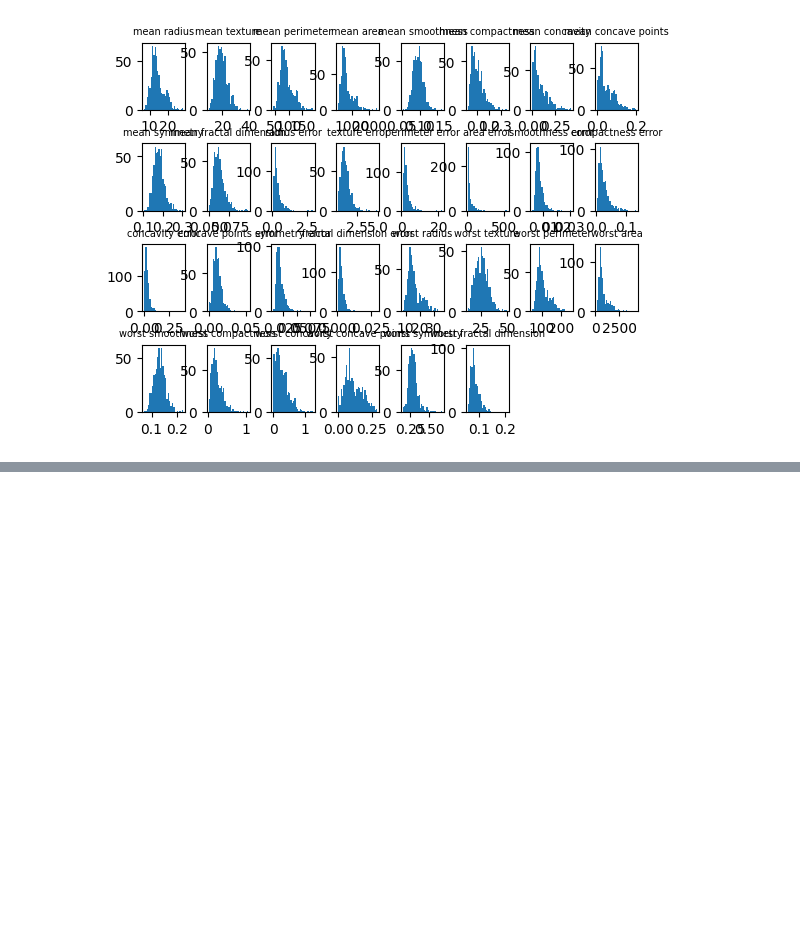
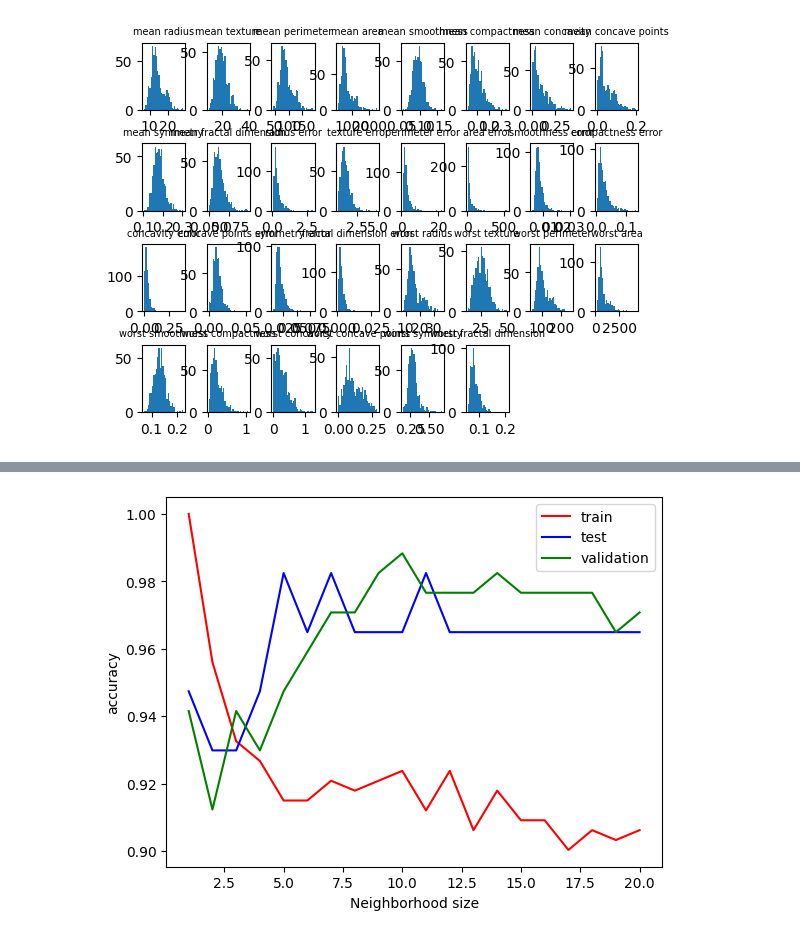
Before and after one commit to soso0024/python-ARTIN, a Jupyter notebook: HomeWork/DatasetsForClassification.ipynb, the cells around one changed output, grey strips where cells are left out. Cells and saved outputs as stored; diff of their text form; code cells hidden in the pictures; blank space fills up the shorter version.

```diff
--- a/HomeWork/DatasetsForClassification.ipynb
+++ b/HomeWork/DatasetsForClassification.ipynb
@@ -107,0 +170,22 @@ test accuracy 0.9824561403508771
+# %%
+X2_train, X2_test, y2_train, y2_test = train_test_split(features,labels,test_size = 1-train_ratio, random_state = 42)
+#X2_val, X2_test, y2_val, y2_test = train_test_split(features,labels,test_size = test_ratio/(test_ratio+val_ratio), random_state = 42)
+X2_val, X2_test, y2_val, y2_test = train_test_split(X2_test,y2_test,test_size = test_ratio/(test_ratio+val_ratio), random_state = 42)
+# %%
+neighbors=np.arange(1,21,1)
+# %%
+for k in neighbors:
+    knnClassifier = KNeighborsClassifier(n_neighbors=k)
+    knnClassifier.fit(X2_train, y2_train)
+    y2_pred_knn = knnClassifier.predict(X2_train)
+    #y2_val_pred_knn = knnClassifier.predict(X2_val)#?
+    #print(y2_val_pred_knn.shape)
+
+    #Compute accuracy on the training set
+    train_accuracy.append(knnClassifier.score(X2_train, y2_train))
+
+    #Compute accuracy on the test set
+    test_accuracy.append(knnClassifier.score(X2_test, y2_test))
+
+    #Compute accuracy on the validation set
+    val_accuracy.append(knnClassifier.score(X2_val, y2_val))
@@ -107,0 +226,17 @@ test accuracy 0.9824561403508771
+# %%
+for num in range(1,21):
+    k_num.append(num)
+# %%
+plt.plot(k_num,train_accuracy, color='red',label='train')
+plt.plot(k_num,test_accuracy, color='blue',label='test')
+plt.plot(k_num,val_accuracy, color='green',label='validation')
+plt.xlabel('Neighborhood size')
+plt.ylabel('accuracy')
+
+plt.legend()
+
+plt.savefig('picture/ans_2.png')
+
+plt.show()
+# %% [output]
+[figure, added]
```
Also changed, not shown: parts of 14 cells of this notebook, 10 other files.
